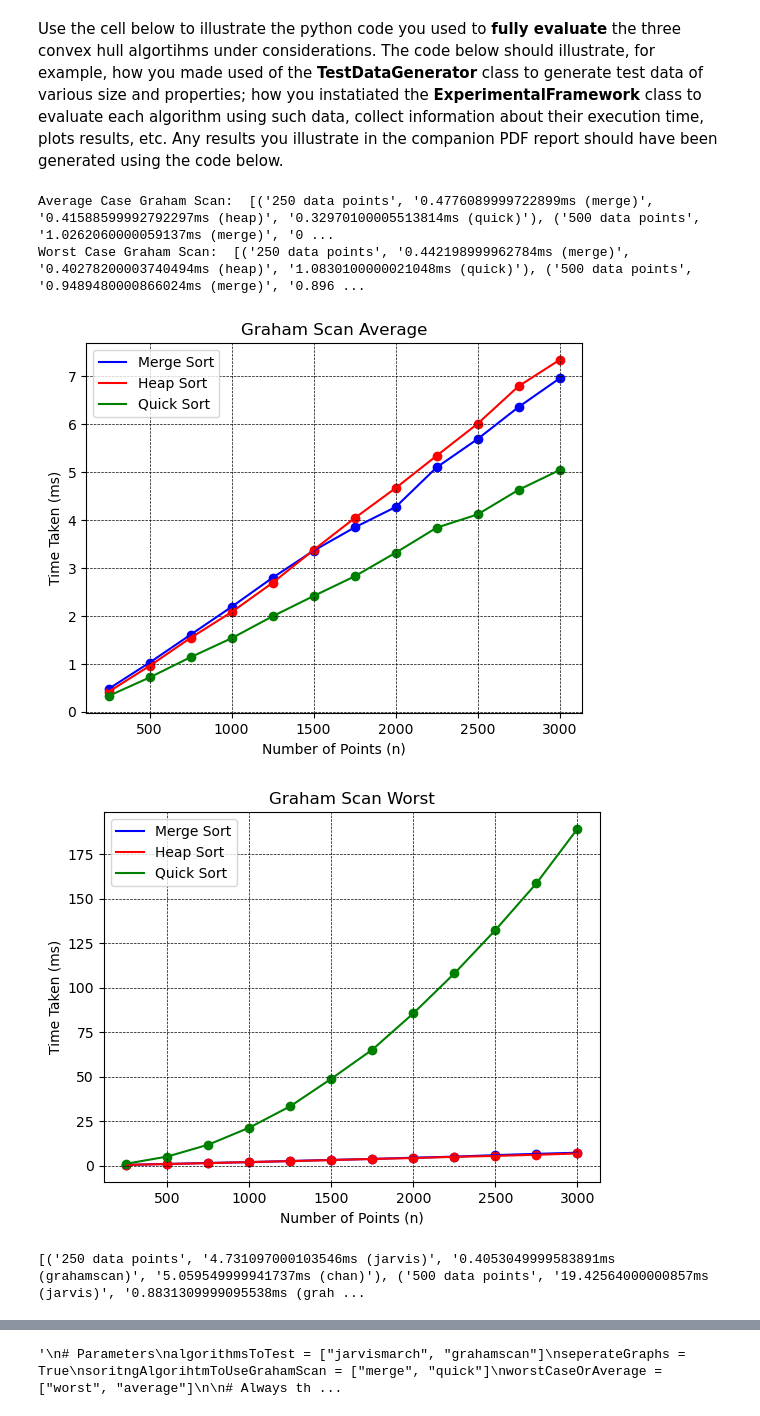
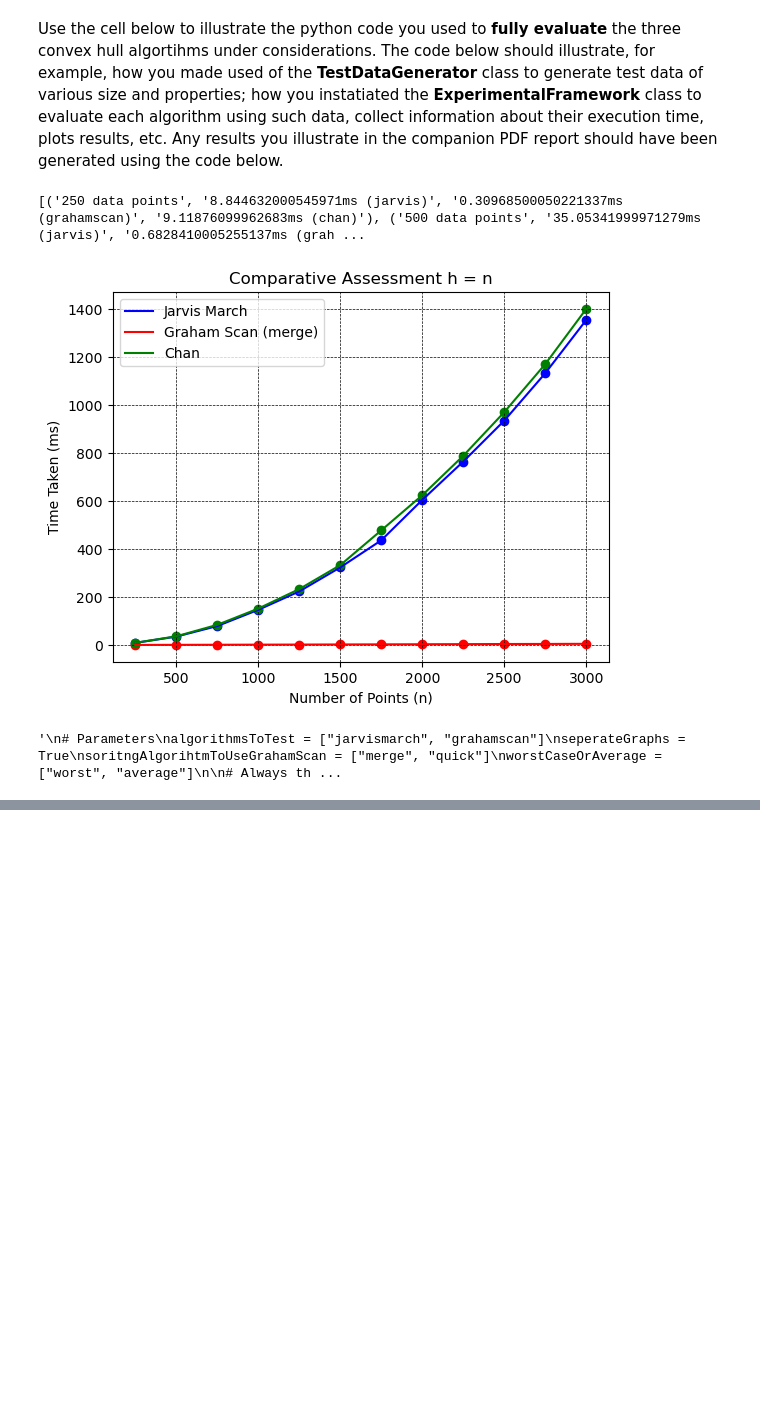
Before and after one commit to ibrahim-gabol-19/AlgrthmsRep, a Jupyter notebook: grp-4-0005code.ipynb, the cells around one changed output, grey strips where cells are left out. Saved outputs shown, nothing was run; the diff lists cells and outputs as text; code cells hidden in the pictures; blank space fills up the shorter version.

```diff
--- a/grp-4-0005code.ipynb
+++ b/grp-4-0005code.ipynb
@@ -328,13 +370,33 @@ def grahamscan(inputSet, sortingAlgorithmToUse = "merge"):
 Use the cell below for all python code needed to realise the **Chen's** algorithm (including auxiliary data structures and functions needed by this algorithm - if any). The `chen()` function itself should take as input parameter a list of 2D points (`inputSet`), and return the subset of such points that lie on the convex hull (`outputSet`).
 # %%
 def divideSet(lst, m):
+    """
+    Divides the input list into sublists of size m.
+
+    Parameters:
+    lst (list): The input list.
+    m (int): The size of each sublist.
+
+    Returns:
+    list: A list of sublists of the input list.
+    """
+
     return [lst[i:i + m] for i in range(0, len(lst), m)]
-
-#given S orderd by ccw angle to bottomost point (S[0])
-#find q in S which minimises ccw turn from q
 
 
 def jarvismarch4Chan(inputSet, m, left):
+    """
+    Implements Jarvis's march for a subset of the input points.
+
+    Parameters:
+    inputSet (list): The input set as a list of tuples, where each tuple contains x and y coordinates.
+    m (int): The size of the subset.
+    left (tuple): The leftmost point in the input set.
+
+    Returns:
+    list: The convex hull of the subset as a list of tuples.
+    """
+
     onHull = left
     outputSet = []
     nextPoint = None
@@ -351,7 +413,18 @@ def jarvismarch4Chan(inputSet, m, left):
         onHull = nextPoint
     return outputSet
 
+
 def chan(inputSet):
+    """
+    Implements Chan's algorithm for finding the convex hull of a set of points.
+
+    Parameters:
+    inputSet (list): The input set as a list of tuples, where each tuple contains x and y coordinates.
+
+    Returns:
+    list: The convex hull of the input set as a list of tuples.
+    """
+
     n = len(inputSet)
     m = 2
     left = findLeftmostPoint(inputSet)
@@ -367,10 +440,6 @@ def chan(inputSet):
             return out
         m = m**2
     raise Exception("No hull found")
-
-
-inputSet = [(0,3), (1,1), (4,4), (2,2), (0,0), (1,2), (3,1), (3,3)]
-print(chan(inputSet))
 # %% [output]
 [(0, 0), (0, 3), (4, 4), (3, 1)]
 # %% [markdown]
@@ -749,7 +805,7 @@ Use the cell below to illustrate the python code you used to **fully evaluate**
 framework = ExperimentalFramework()
 
 # framework.reportJarvisMarch()
-framework.reportGrahamScan()
+# framework.reportGrahamScan()
 # framework.reportChan()
 framework.comparativeAssessment()
 # Should also add polymorphism
@@ -761,35 +817,33 @@ framework.comparativeAssessment()
 # Constants
 ranges = [i for i in range[100, 3000, 250]]
 numOfTests = 3  # ( we should take the median)"""
 """
 # Parameters
 algorithmsToTest = ["jarvismarch", "grahamscan"]
 seperateGraphs = True
 soritngAlgorihtmToUseGrahamScan = ["merge", "quick"]
 worstCaseOrAverage = ["worst", "average"]
 
 # Always the same number of tests:
 framework.report(algorithmsToTest , seperateGraphs,  soritngAlgorihtmToUseGrahamScan )
 
 # There's 4 end-user functions that generate the report for each algorithm and final comparison
 # Jarvis March gives one grpah with average and worst plotted on the same graph
 framework.jarvisMarch()
 
 
 # Graham Scan gives two graphs: Average and Worst, with three lines for soritng algorithm used
 framework.grahamScan()
 
 # Lets wait for raem
 framework.chan()
 
 # FInal Comparison will generate one graph three lines
 # Will show, for small data: Jarvis March is better
 # Will show, for large data: Graham Scan should be better
 # Will show, for Chan's: something
 framework.finalComparison()"""
 # %% [output]
-Average Case Graham Scan:  [('250 data points', '0.4776089999722899ms (merge)', '0.41588599992792297ms (heap)', '0.32970100005513814ms (quick)'), ('500 data points', '1.0262060000059137ms (merge)', '0 ...
-Worst Case Graham Scan:  [('250 data points', '0.442198999962784ms (merge)', '0.40278200003740494ms (heap)', '1.0830100000021048ms (quick)'), ('500 data points', '0.9489480000866024ms (merge)', '0.896 ...
+[('250 data points', '8.844632000545971ms (jarvis)', '0.30968500050221337ms (grahamscan)', '9.11876099962683ms (chan)'), ('500 data points', '35.05341999971279ms (jarvis)', '0.6828410005255137ms (grah ...
-[figure, old version]
+[figure, new version]
-[figure, removed]
-[('250 data points', '4.731097000103546ms (jarvis)', '0.4053049999583891ms (grahamscan)', '5.059549999941737ms (chan)'), ('500 data points', '19.42564000000857ms (jarvis)', '0.8831309999095538ms (grah ...
+'\n# Parameters\nalgorithmsToTest = ["jarvismarch", "grahamscan"]\nseperateGraphs = True\nsoritngAlgorihtmToUseGrahamScan = ["merge", "quick"]\nworstCaseOrAverage = ["worst", "average"]\n\n# Always th ...
@@ -797,4 +850,3 @@ Worst Case Graham Scan:  [('250 data points', '0.442198999962784ms (merge)', '0.
-'\n# Parameters\nalgorithmsToTest = ["jarvismarch", "grahamscan"]\nseperateGraphs = True\nsoritngAlgorihtmToUseGrahamScan = ["merge", "quick"]\nworstCaseOrAverage = ["worst", "average"]\n\n# Always th ...
 # %%
 #generate random points in (0,0) to (m, m)
 #looks silly for small h
```
Also changed, not shown: parts of 7 cells of this notebook.
